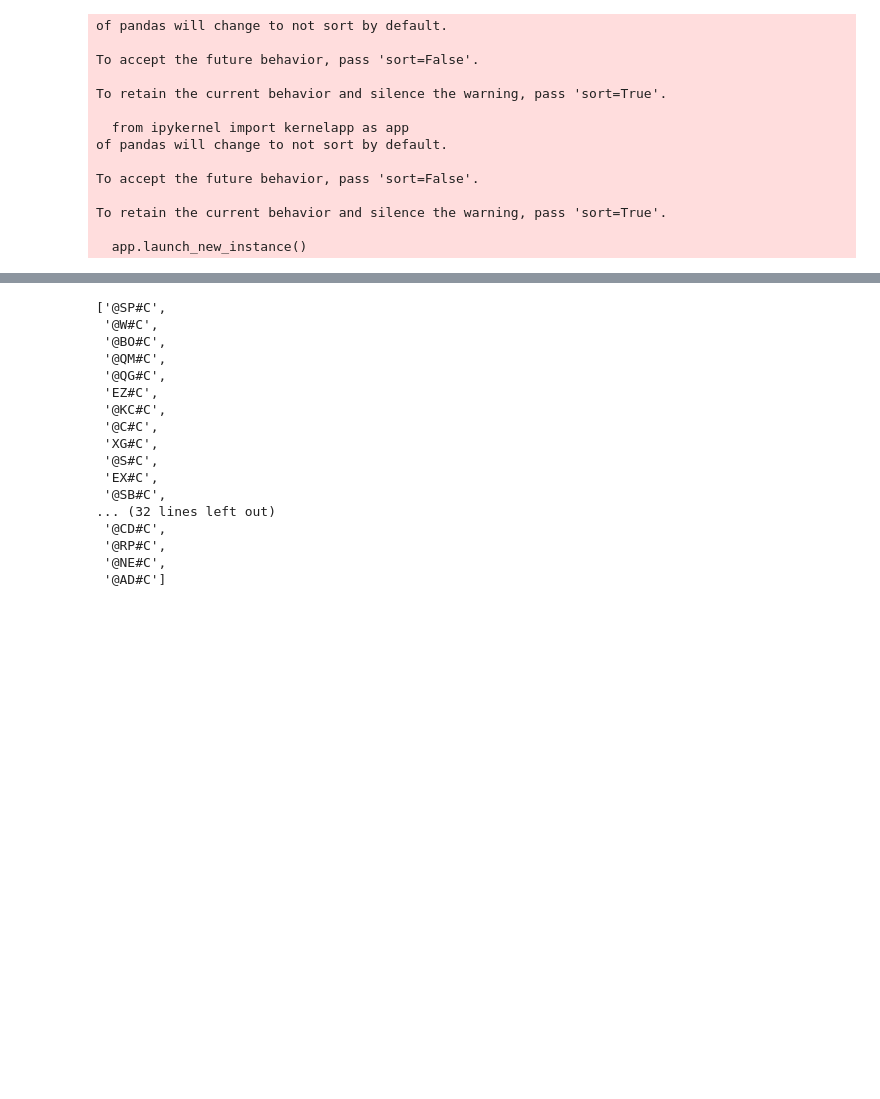
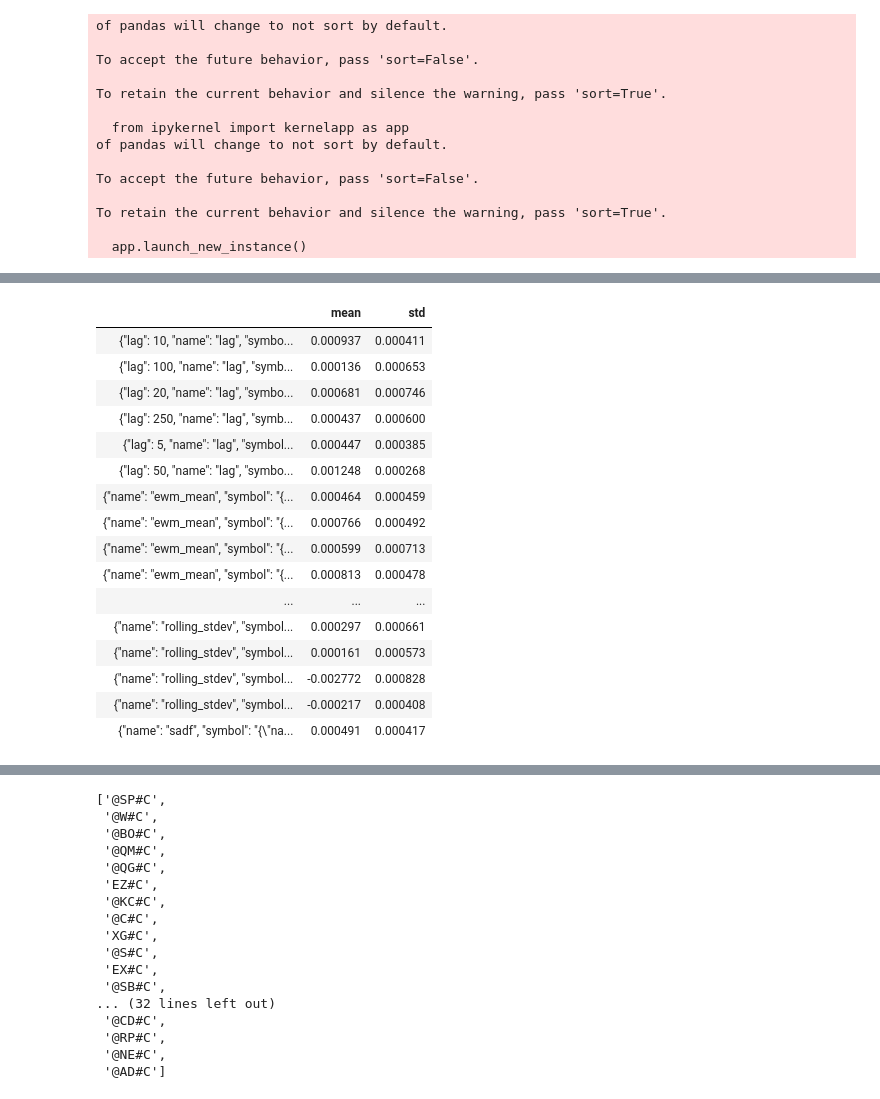
Before and after one commit to doda/fincl, a Jupyter notebook: backend/11_feature_importance.ipynb, the cells around one changed output, grey strips where cells are left out. Cells and saved outputs as stored; diff of their text form; code cells hidden in the pictures; blank space fills up the shorter version.

```diff
--- a/backend/11_feature_importance.ipynb
+++ b/backend/11_feature_importance.ipynb
@@ -237,3 +259,23 @@ Text(0.5, 1.0, 'filter:, key:<function <lambda> at 0x...>')
+# %%
+res.loc[res.index.str.contains('sadf')]
+# %% [output]
+|  | mean | std |
+| {"lag": 10, "name": "lag", "symbo... | 0.000937 | 0.000411 |
+| {"lag": 100, "name": "lag", "symb... | 0.000136 | 0.000653 |
+| {"lag": 20, "name": "lag", "symbo... | 0.000681 | 0.000746 |
+| {"lag": 250, "name": "lag", "symb... | 0.000437 | 0.000600 |
+| {"lag": 5, "name": "lag", "symbol... | 0.000447 | 0.000385 |
+| {"lag": 50, "name": "lag", "symbo... | 0.001248 | 0.000268 |
+| {"name": "ewm_mean", "symbol": "{... | 0.000464 | 0.000459 |
+| {"name": "ewm_mean", "symbol": "{... | 0.000766 | 0.000492 |
+| {"name": "ewm_mean", "symbol": "{... | 0.000599 | 0.000713 |
+| {"name": "ewm_mean", "symbol": "{... | 0.000813 | 0.000478 |
+| ... | ... | ... |
+| {"name": "rolling_stdev", "symbol... | 0.000297 | 0.000661 |
+| {"name": "rolling_stdev", "symbol... | 0.000161 | 0.000573 |
+| {"name": "rolling_stdev", "symbol... | -0.002772 | 0.000828 |
+| {"name": "rolling_stdev", "symbol... | -0.000217 | 0.000408 |
+| {"name": "sadf", "symbol": "{\"na... | 0.000491 | 0.000417 |
 # %%
 res3 = res
 res3 = res3.sort_values('mean')
```
Also changed, not shown: parts of 6 cells of this notebook, 1 other file.
